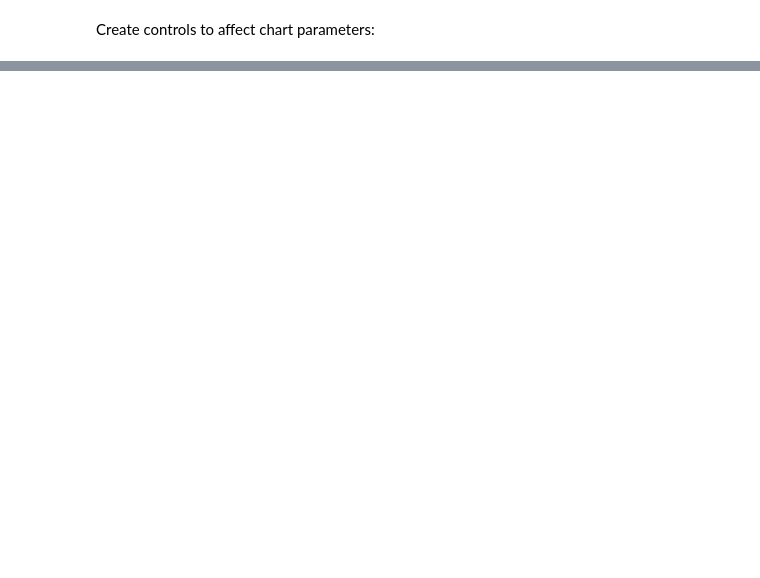
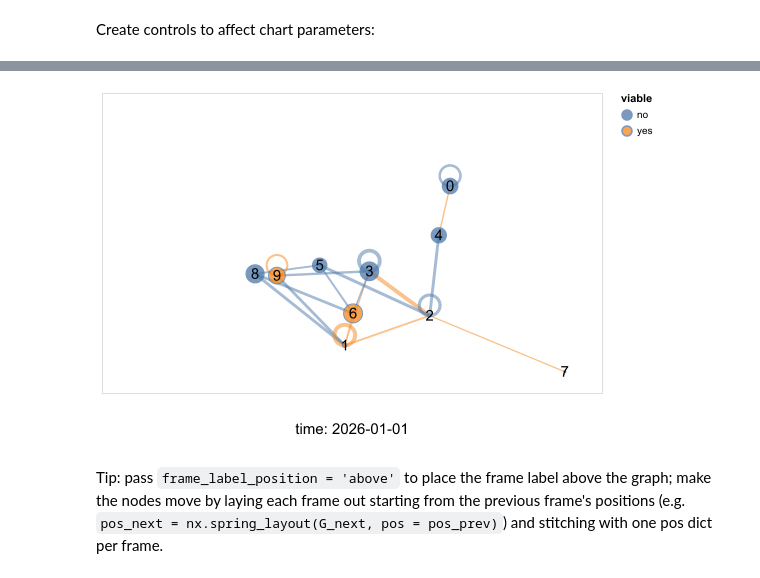
Before and after one commit to T-Flet/altair-nx, a Jupyter notebook: examples/altair-nx-tutorial.ipynb, the cells around one changed output, grey strips where cells are left out. Drawn from its saved outputs; the diff is of its cells as text; code cells hidden in the pictures; blank space fills up the shorter version.

```diff
--- a/examples/altair-nx-tutorial.ipynb
+++ b/examples/altair-nx-tutorial.ipynb
@@ -144,0 +155,36 @@ anx.draw_networkx(G, pos,
+# %%
+# The frames are constructed by hand for this example (but any sequence of NetworkX graphs would work as frames):
+# successive snapshots of the graph G used so far, "revealing" more of it node by node (see node_counts just below).
+# The attribute changes and the removed node further down are there as examples of arbitrary changes from frame to frame.
+
+# Successive snapshots of the graph: each frame shows more of it, containing the first n nodes (and every edge among them) for a growing n
+node_counts = [10, 15, 20, 25, 30]
+graphs = [G.subgraph(list(G.nodes)[:n]).copy() for n in node_counts]
+
+# Snapshots may also change rather than only grow: attribute values are varied from frame to frame
+# (mapped to sizes, colours and widths in the drawing below).
+# Note that every snapshot must still carry the same attribute columns of the same dtypes.
+for t, graph in enumerate(graphs):
+    rng = np.random.default_rng(t)
+    nx.set_node_attributes(graph, {n: dict(importance = rng.random(), viable = rng.choice(['yes', 'no'])) for n in graph.nodes})
+    nx.set_edge_attributes(graph, {e: dict(weight = rng.uniform(1, 10), quality = rng.choice(['good', 'bad'])) for e in graph.edges})
+
+# Removing node 0 in the last two snapshots to showcase disappearance from frame to frame.
+# Removing a node means its edges and self-loops also disappear; alternatively, could have removed edges individually.
+for graph in graphs[-2:]: graph.remove_node(0)
+
+# Sharing one pos dict keeps the layout static across frames; per-frame pos dicts would make the nodes move
+
+# The frames argument only needs one value per snapshot, of any mutually orderable type (ints, dates, strings, ...):
+# pd.date_range is just a convenient way to produce such datetimes here. Frames may also be omitted entirely
+# (then 0..n-1 is used), and playback sorts the snapshots BY their frame values, so the order of `graphs` need not be chronological
+import pandas as pd
+frameset = anx.stitch_frames(graphs, positions = pos, frames = pd.date_range('2026-01-01', periods = len(graphs)))
+# %%
+anx.draw_networkx_timelapse(frameset, frame_param_name = 'time', node_label = 'node',
+    node_size = 'importance', node_colour = 'viable', node_alpha = .75,
+    edge_width = 'weight', edge_colour = 'quality', edge_alpha = .5)
+# %% [output]
+[figure, added]
+# %% [markdown]
+Tip: pass `frame_label_position = 'above'` to place the frame label above the graph; make the nodes move by laying each frame out starting from the previous frame's positions (e.g. `pos_next = nx.spring_layout(G_next, pos = pos_prev)`) and stitching with one pos dict per frame.
```
Also changed, not shown: parts of 9 cells of this notebook, 3 other files.
